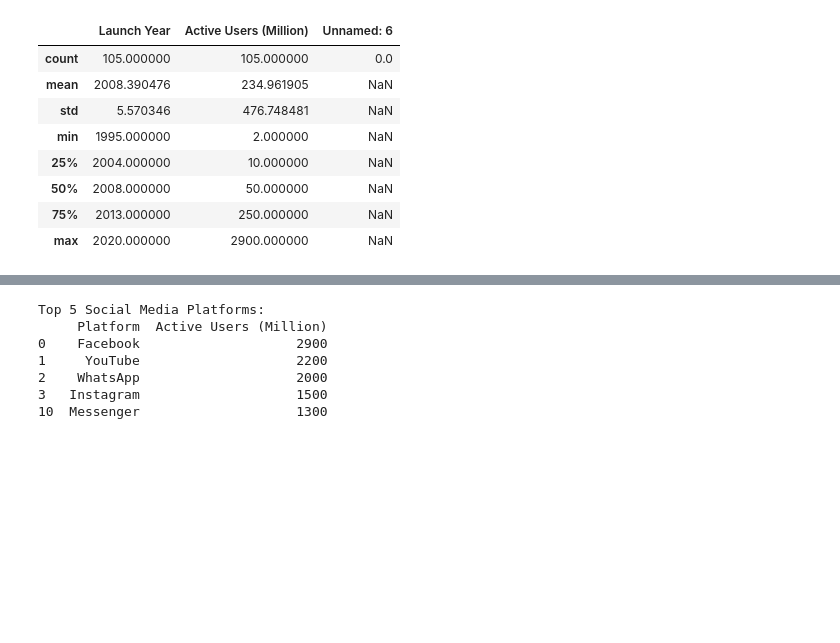
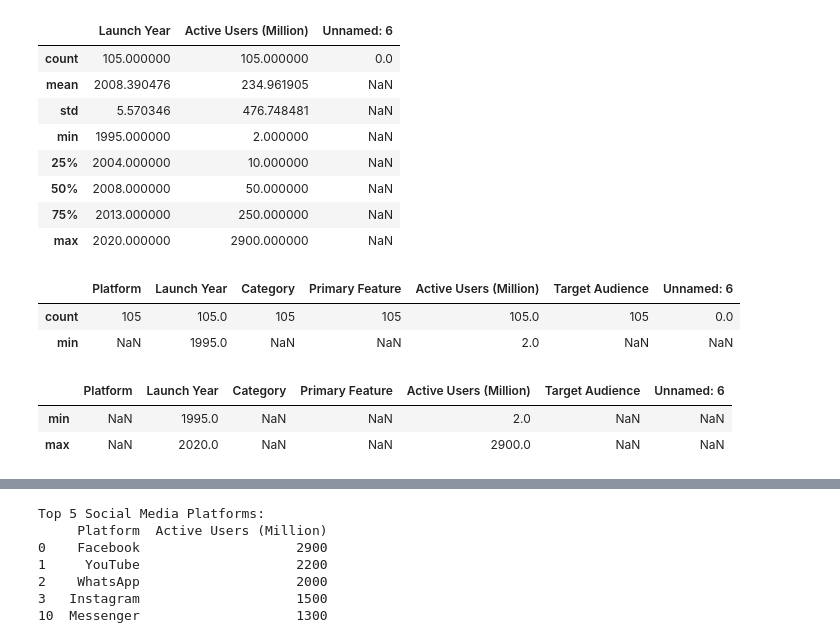
Before and after one commit to Najia1809/BSAI-1B, a Jupyter notebook: data_preprocessing.ipynb, the cells around one changed output, grey strips where cells are left out. Cells and saved outputs as stored; diff of their text form; code cells hidden in the pictures; blank space fills up the shorter version.

```diff
--- a/data_preprocessing.ipynb
+++ b/data_preprocessing.ipynb
@@ -101,3 +163,17 @@ df.describe()
 | 50% | 2008.000000 | 50.000000 | NaN |
 | 75% | 2013.000000 | 250.000000 | NaN |
 | max | 2020.000000 | 2900.000000 | NaN |
+# %%
+# includes all and tell the index and positions
+df.describe(include = "all").iloc[[0,6]]
+# %% [output]
+|  | Platform | Launch Year | Category | Primary Feature | Active Users (Million) | Target Audience | Unnamed: 6 |
+| count | 105 | 105.0 | 105 | 105 | 105.0 | 105 | 0.0 |
+| min | NaN | 1995.0 | NaN | NaN | 2.0 | NaN | NaN |
+# %%
+# includes all and tell the minimum and maximum values
+df.describe(include = "all").loc[["min","max"]]
+# %% [output]
+|  | Platform | Launch Year | Category | Primary Feature | Active Users (Million) | Target Audience | Unnamed: 6 |
+| min | NaN | 1995.0 | NaN | NaN | 2.0 | NaN | NaN |
+| max | NaN | 2020.0 | NaN | NaN | 2900.0 | NaN | NaN |
```
Also changed, not shown: parts of 16 cells of this notebook.
